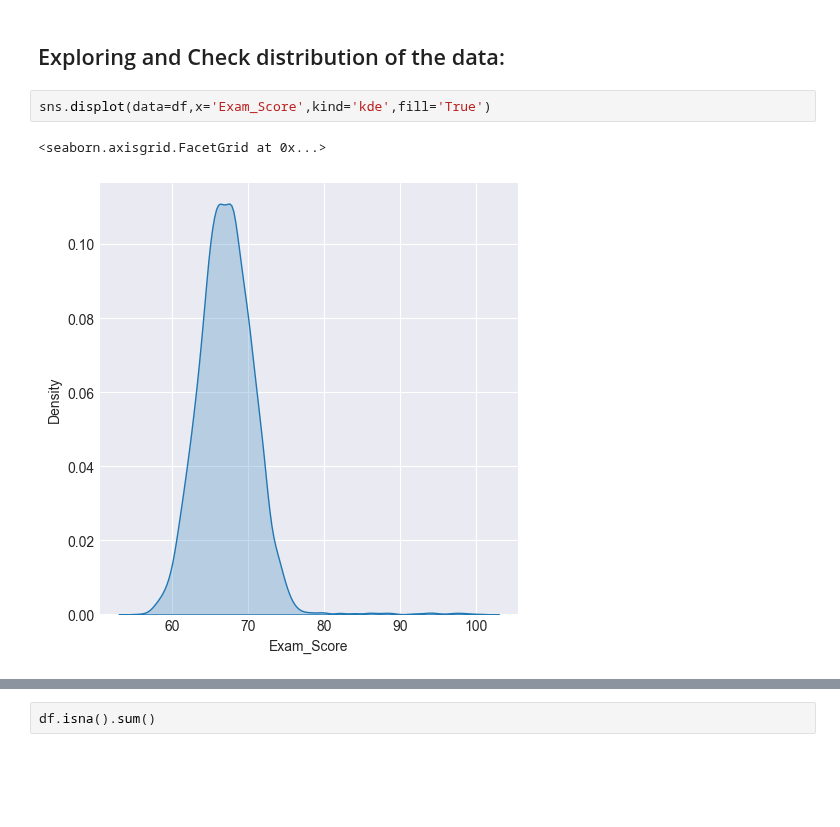
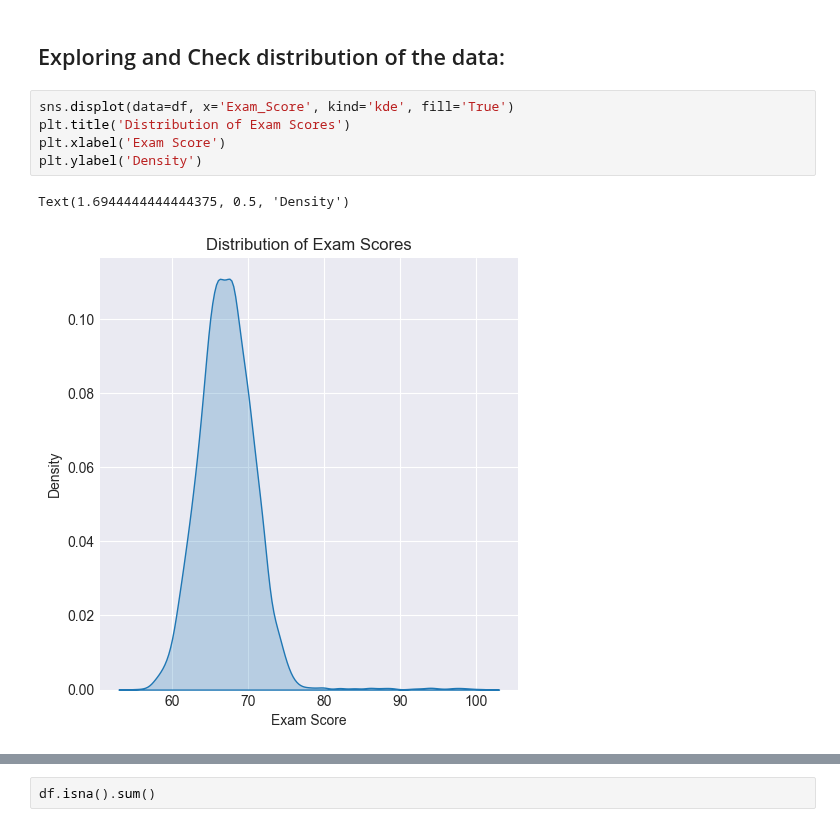
Before and after one commit to TurkiOmran/AAI, a Jupyter notebook: student/project/p2/notebooks/p2_students_exam.ipynb, the cells around one changed output, grey strips where cells are left out. Saved outputs shown, nothing was run; the diff lists cells and outputs as text; blank space fills up the shorter version.

Commit message:
C2 Project: p2_student_exam: polish notebook structure and plots

```diff
--- a/student/project/p2/notebooks/p2_students_exam.ipynb
+++ b/student/project/p2/notebooks/p2_students_exam.ipynb
@@ -76,7 +90,10 @@ Here we will create assumptions and check those assumptions with **visualization
 # %% [markdown]
 ## Exploring and Check distribution of the data:
 # %%
-sns.displot(data=df,x='Exam_Score',kind='kde',fill='True')
+sns.displot(data=df, x='Exam_Score', kind='kde', fill='True')
+plt.title('Distribution of Exam Scores')
+plt.xlabel('Exam Score')
+plt.ylabel('Density')
 # %% [output]
-<seaborn.axisgrid.FacetGrid at 0x...>
+Text(1.6944444444444375, 0.5, 'Density')
-[figure, old version]
+[figure, new version]
```
Also changed, not shown: parts of 13 cells of this notebook.
